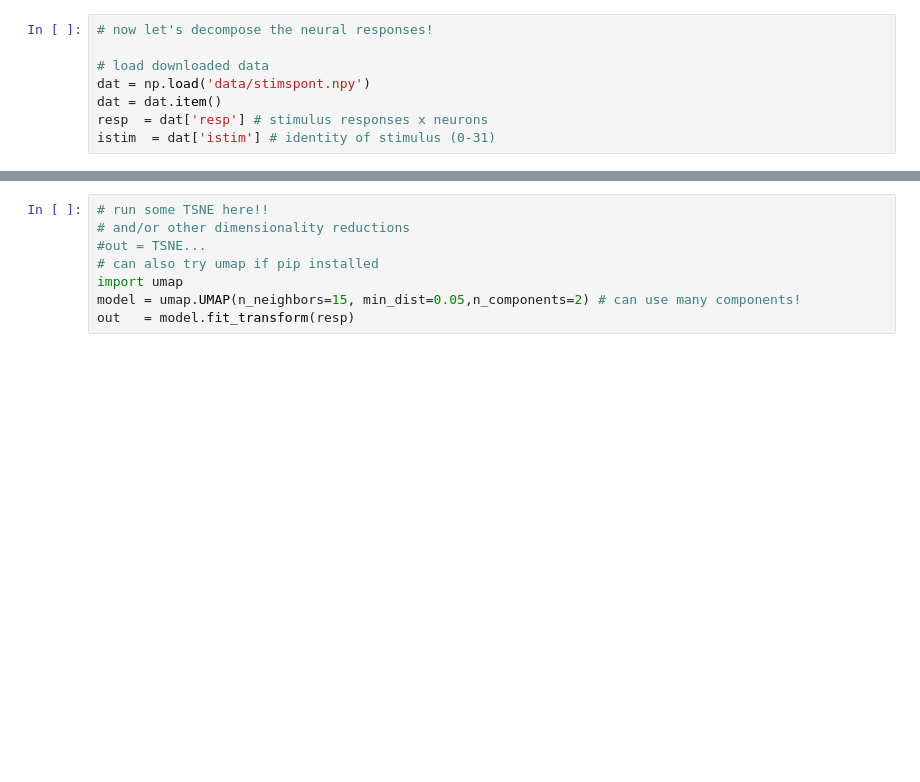
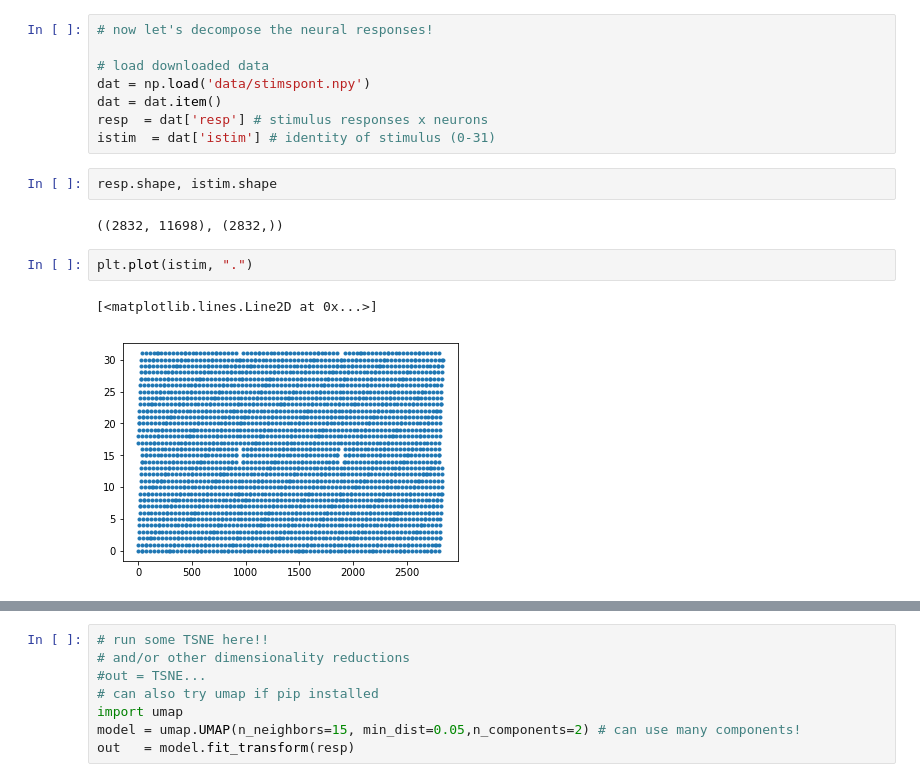
Before and after one commit to david-hoffman/JaneliaMLCourse, a Jupyter notebook: lecture_5/lecture5_tutorial.ipynb, the cells around one changed output, grey strips where cells are left out. Drawn from its saved outputs; the diff is of its cells as text; blank space fills up the shorter version.

```diff
--- a/lecture_5/lecture5_tutorial.ipynb
+++ b/lecture_5/lecture5_tutorial.ipynb
@@ -183,3 +193,12 @@ dat = np.load('data/stimspont.npy')
 dat = dat.item()
 resp  = dat['resp'] # stimulus responses x neurons
 istim  = dat['istim'] # identity of stimulus (0-31)
+# %%
+resp.shape, istim.shape
+# %% [output]
+((2832, 11698), (2832,))
+# %%
+plt.plot(istim, ".")
+# %% [output]
+[<matplotlib.lines.Line2D at 0x...>]
+[figure, added]
```
Also changed, not shown: parts of 12 cells of this notebook, 1 other file.
